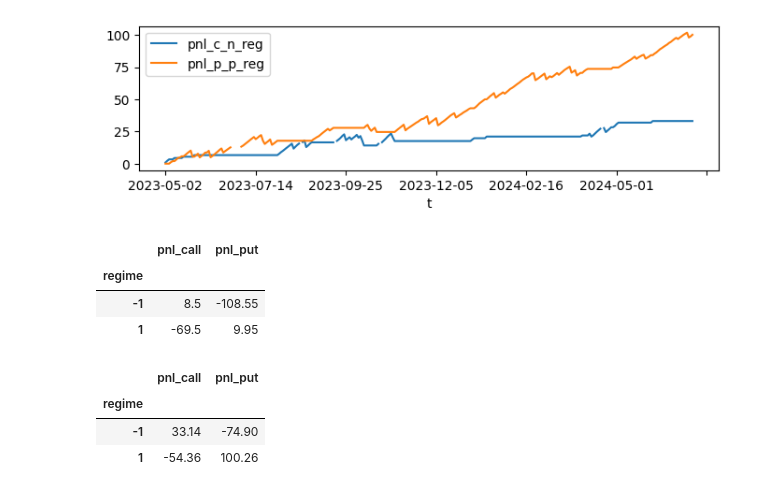
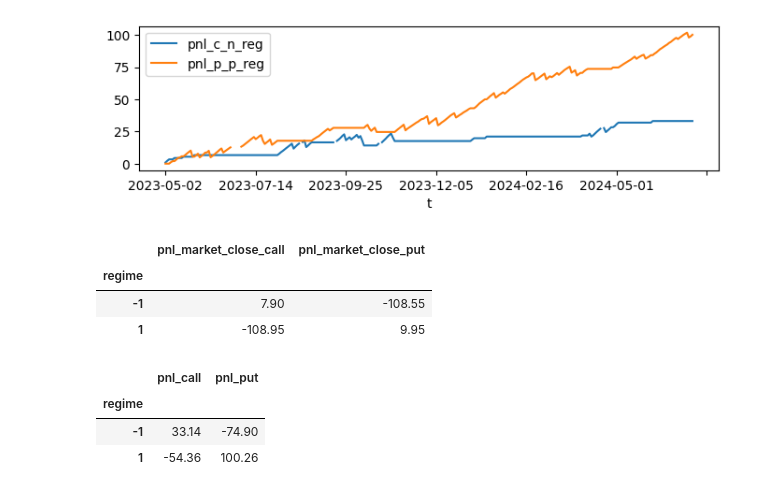
Before and after one commit to sculd/volatility_trading, a Jupyter notebook: sandbox_options.ipynb, the cells around one changed output. Cells and saved outputs as stored; diff of their text form; code cells hidden in the pictures.

```diff
--- a/sandbox_options.ipynb
+++ b/sandbox_options.ipynb
@@ -698,8 +700,8 @@ plt.plot([-10, 10], [-10, 10], 'k-', color = 'r')
 # %% [markdown]
 ## logic with options data
 # %%
-df_spx_algo = df_spx_daily_expectation.join(df_spx_otm_call_options_spread_history[["pnl"]].add_suffix("_call")).join(
-    df_spx_otm_put_options_spread_history[["pnl"]].add_suffix("_put")
+df_spx_algo = df_spx_daily_expectation.join(df_spx_otm_call_options_spread_history[["pnl", "pnl_midday", "pnl_market_close"]].add_suffix("_call")).join(
+    df_spx_otm_put_options_spread_history[["pnl", "pnl_midday", "pnl_market_close"]].add_suffix("_put")
 )
 df_spx_algo['pnl_c_n_reg'] = np.where(df_spx_algo.regime < 0, df_spx_algo.pnl_call, 0)
 df_spx_algo['pnl_p_p_reg'] = np.where(df_spx_algo.regime > 0, df_spx_algo.pnl_put, 0)
@@ -746,12 +749,12 @@ df_spx_algo[["pnl_c_n_reg", "pnl_p_p_reg"]].cumsum().plot(figsize=(8,2))
 <Axes: xlabel='t'>
 [figure]
 # %%
-df_spx_algo.groupby("regime")[["pnl_call", "pnl_put"]].sum()
+df_spx_algo.groupby("regime")[["pnl_market_close_call", "pnl_market_close_put"]].sum()
 # %% [output]
-|  | pnl_call | pnl_put |
+|  | pnl_market_close_call | pnl_market_close_put |
 | regime |  |  |
-| -1 | 8.5 | -108.55 |
-| 1 | -69.5 | 9.95 |
+| -1 | 7.90 | -108.55 |
+| 1 | -108.95 | 9.95 |
 # %%
 df_spx_algo.groupby("regime")[["pnl_call", "pnl_put"]].sum()
 # %% [output]
```
Also changed, not shown: parts of 5 cells of this notebook, 3 other files.
